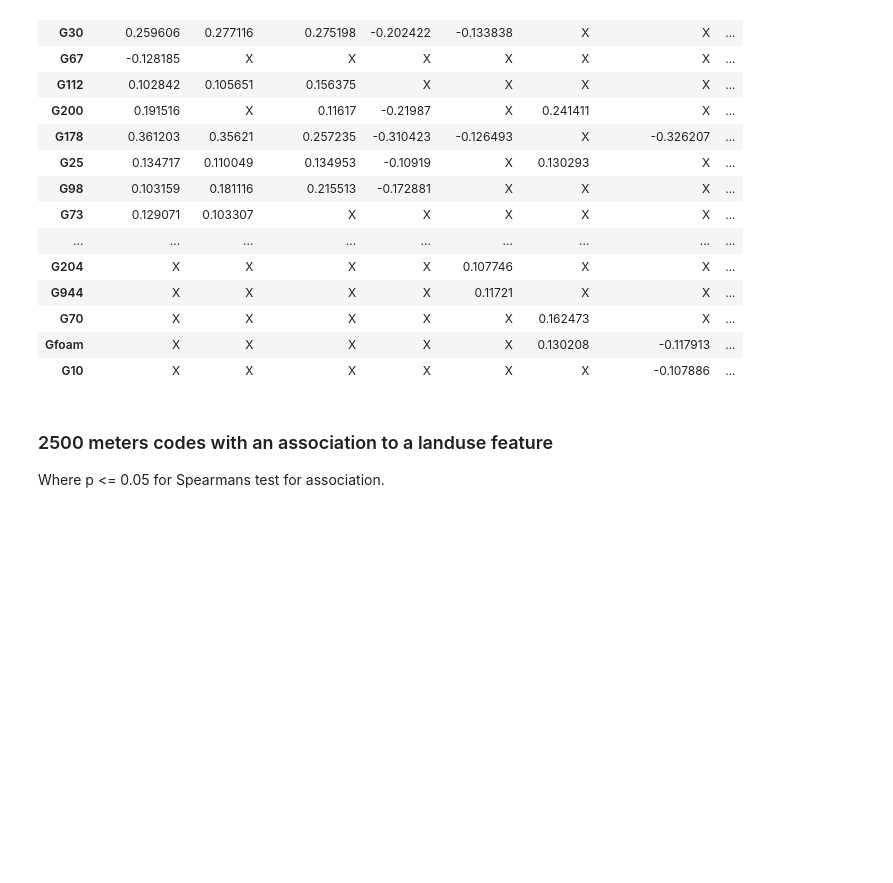
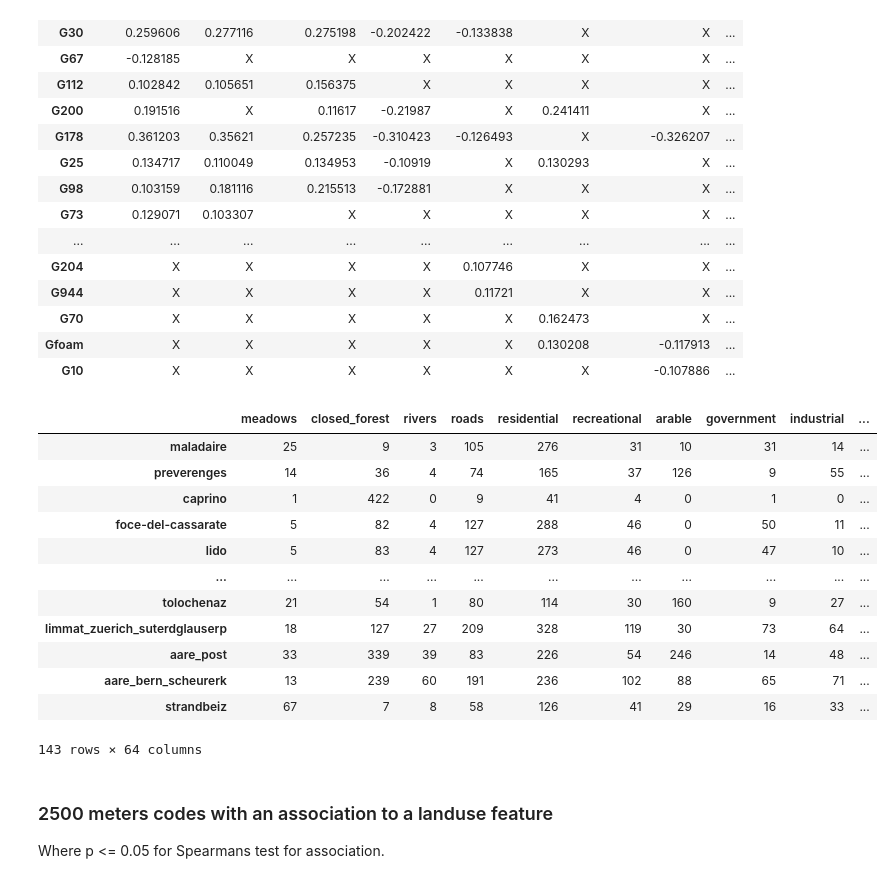
Before and after one commit to hammerdirt-analyst/landuse, a Jupyter notebook: land_use_buffers.ipynb, the cells around one changed output. Cells and saved outputs as stored; diff of their text form; code cells hidden in the pictures; blank space fills up the shorter version.

```diff
--- a/land_use_buffers.ipynb
+++ b/land_use_buffers.ipynb
@@ -249,6 +249,22 @@ srho_results_2000
 | G70 | X | X | X | X | X | 0.162473 | X | ... |
 | Gfoam | X | X | X | X | X | 0.130208 | -0.117913 | ... |
 | G10 | X | X | X | X | X | X | -0.107886 | ... |
+# %%
+sd_1
+# %% [output]
+|  | meadows | closed_forest | rivers | roads | residential | recreational | arable | government | industrial | ... |
+| maladaire | 25 | 9 | 3 | 105 | 276 | 31 | 10 | 31 | 14 | ... |
+| preverenges | 14 | 36 | 4 | 74 | 165 | 37 | 126 | 9 | 55 | ... |
+| caprino | 1 | 422 | 0 | 9 | 41 | 4 | 0 | 1 | 0 | ... |
+| foce-del-cassarate | 5 | 82 | 4 | 127 | 288 | 46 | 0 | 50 | 11 | ... |
+| lido | 5 | 83 | 4 | 127 | 273 | 46 | 0 | 47 | 10 | ... |
+| ... | ... | ... | ... | ... | ... | ... | ... | ... | ... | ... |
+| tolochenaz | 21 | 54 | 1 | 80 | 114 | 30 | 160 | 9 | 27 | ... |
+| limmat_zuerich_suterdglauserp | 18 | 127 | 27 | 209 | 328 | 119 | 30 | 73 | 64 | ... |
+| aare_post | 33 | 339 | 39 | 83 | 226 | 54 | 246 | 14 | 48 | ... |
+| aare_bern_scheurerk | 13 | 239 | 60 | 191 | 236 | 102 | 88 | 65 | 71 | ... |
+| strandbeiz | 67 | 7 | 8 | 58 | 126 | 41 | 29 | 16 | 33 | ... |
+143 rows × 64 columns
 # %% [markdown]
 ### 2500 meters codes with an association to a landuse feature
 
```
Also changed, not shown: parts of 4 cells of this notebook, 1 other file.
